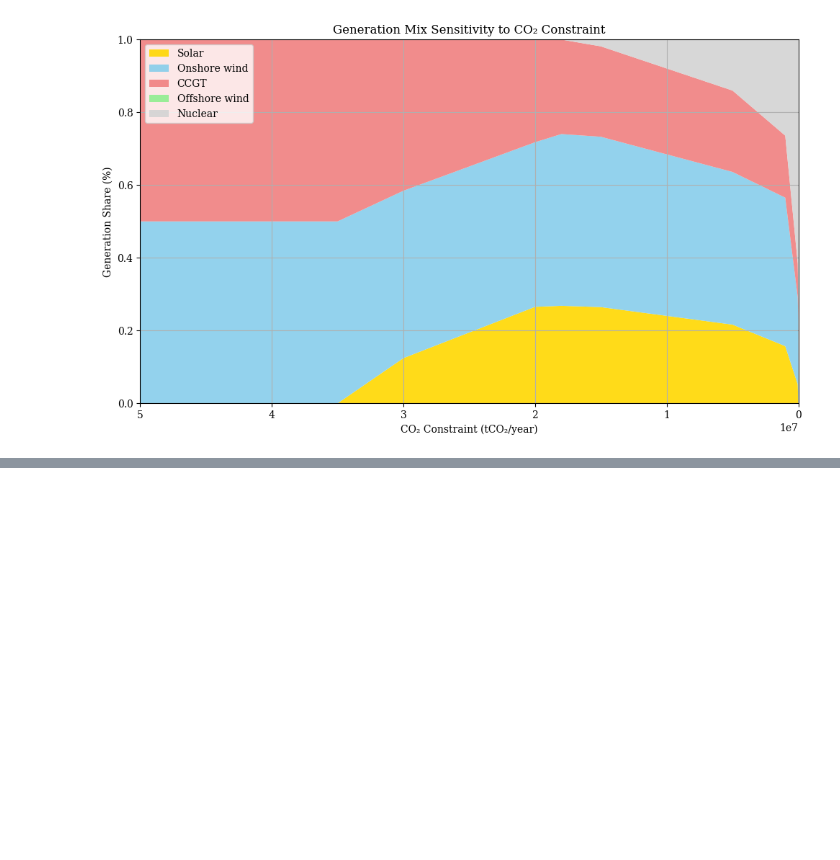
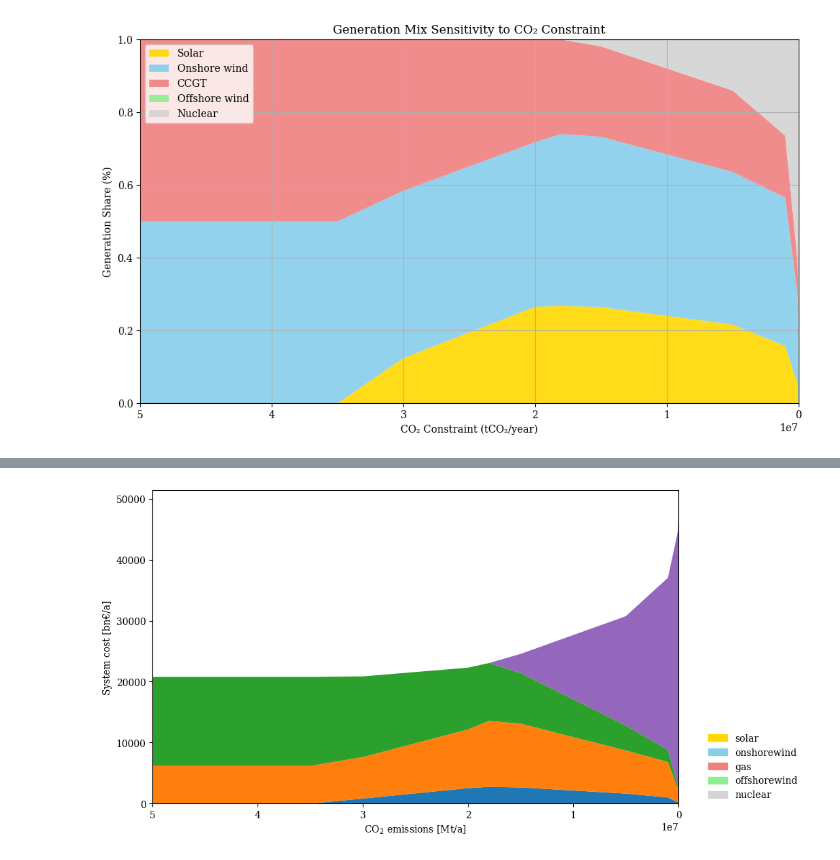
Before and after one commit to CarlosFdHL/ieg_project, a Jupyter notebook: Bmodel.ipynb, the cells around one changed output, grey strips where cells are left out. Cells and saved outputs as stored; diff of their text form; code cells hidden in the pictures; blank space fills up the shorter version.

```diff
--- a/Bmodel.ipynb
+++ b/Bmodel.ipynb
@@ -348,0 +413,25 @@ plt.tight_layout()
+# %%
+import pandas as pd
+import matplotlib.pyplot as plt
+
+# Asegurarse que los datos están correctamente poblados en df
+# Asumiendo que 'df' ya está creado y contiene las columnas correctas con datos de costos del sistema
+
+labels = ['solar', 'onshorewind', 'gas', 'offshorewind', 'nuclear']
+colors = ['gold', 'skyblue', 'lightcoral', 'lightgreen', 'lightgrey']
+
+# Graficar el área
+ax = df.plot.area(stacked=True, linewidth=0, figsize=(10, 6), xlim=(0, 50e6),
+                  xlabel=r"CO$_2$ emissions [Mt/a]", ylabel="System cost [bn€/a]")
+
+# Invertir el eje x
+plt.gca().invert_xaxis()
+
+# Crear una leyenda personalizada con los colores correspondientes
+from matplotlib.patches import Patch
+legend_patches = [Patch(color=color, label=label) for color, label in zip(colors, labels)]
+plt.legend(handles=legend_patches, frameon=False, loc=(1.05, 0))
+
+plt.show()
+# %% [output]
+[figure, added]
```
Also changed, not shown: parts of 4 cells of this notebook, 1 other file.
